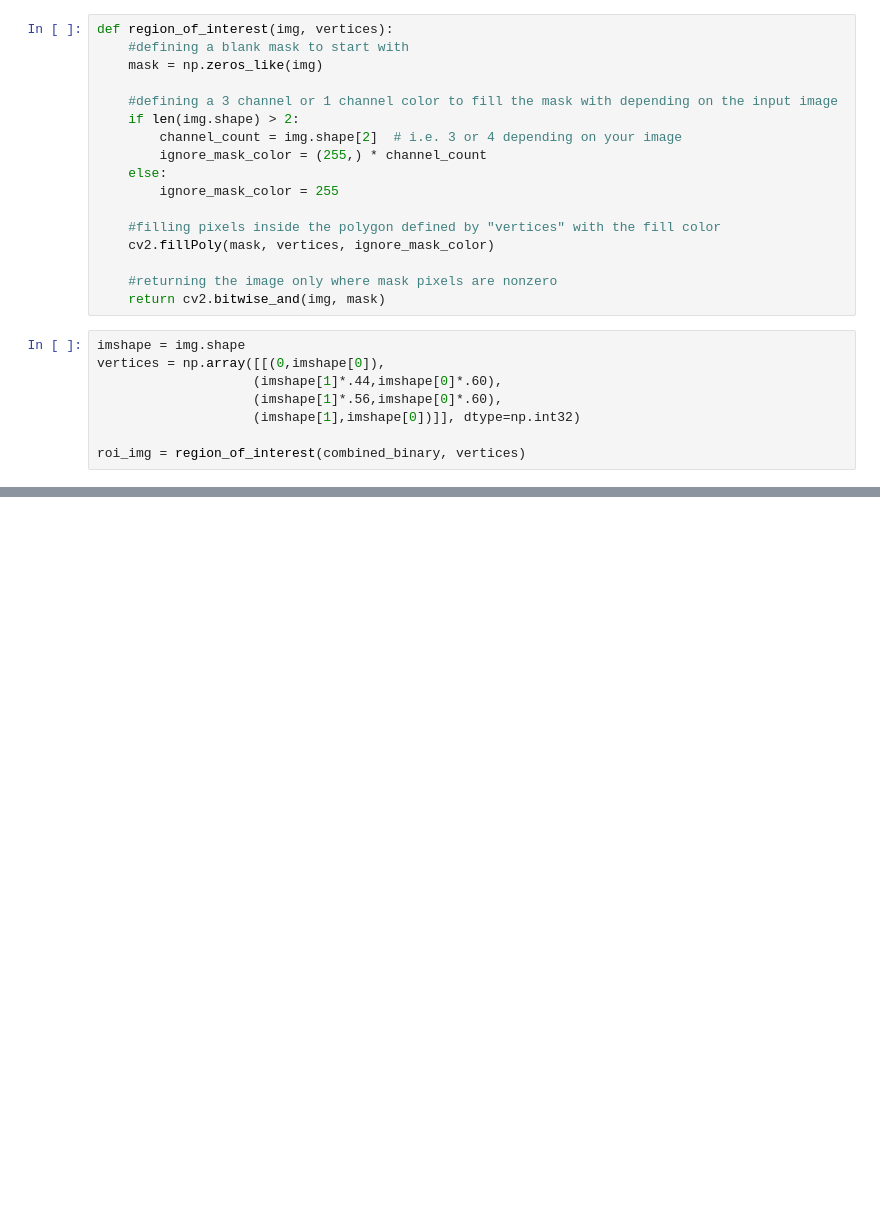
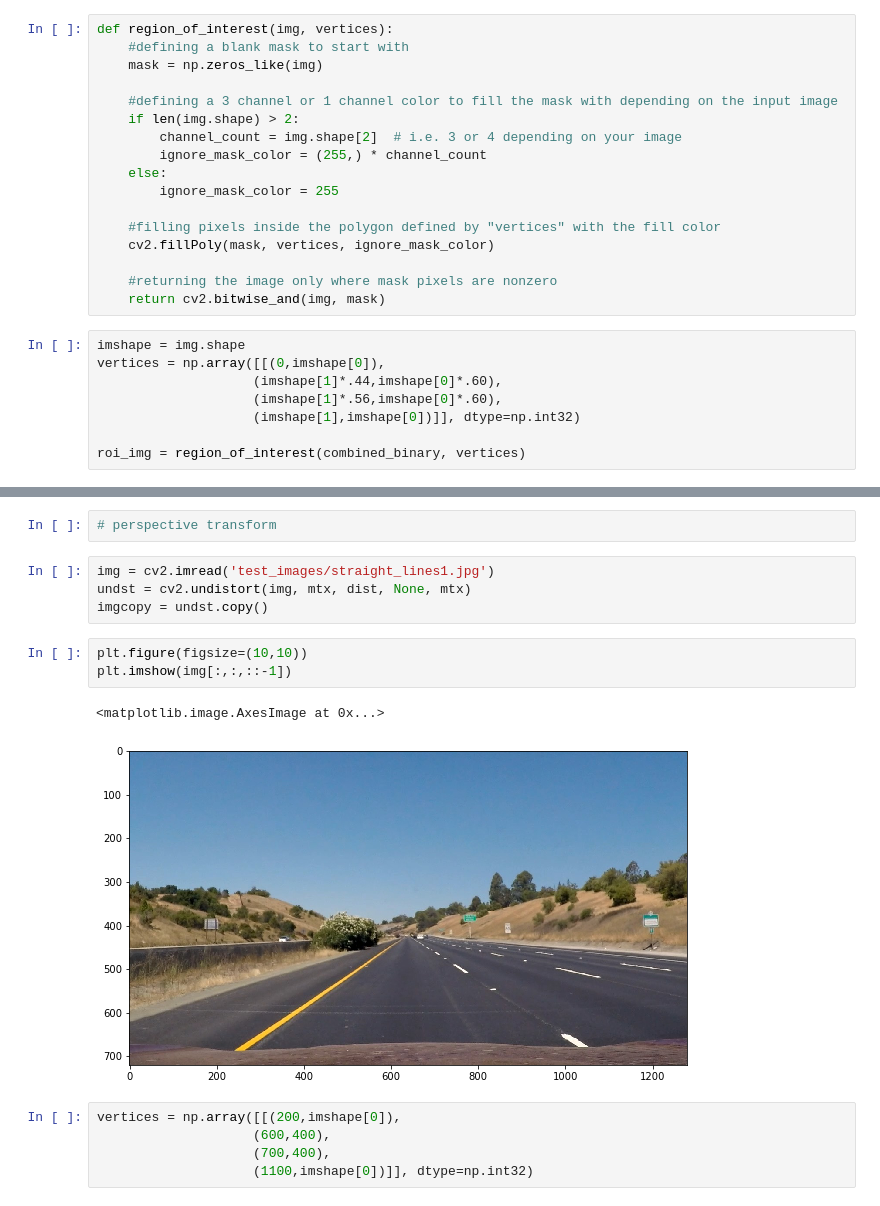
Before and after one commit to rknuffman/CarND-Advanced-Lane-Lines, a Jupyter notebook: camera_calibration.ipynb, the cells around one changed output, grey strips where cells are left out. Drawn from its saved outputs; the diff is of its cells as text; blank space fills up the shorter version.

Commit message:
added perspective transform and polynomial fit

```diff
--- a/camera_calibration.ipynb
+++ b/camera_calibration.ipynb
@@ -254,0 +263,17 @@ plt.imshow(roi_img, cmap='gray')
+# %%
+# perspective transform
+# %%
+img = cv2.imread('test_images/straight_lines1.jpg')
+undst = cv2.undistort(img, mtx, dist, None, mtx)
+imgcopy = undst.copy()
+# %%
+plt.figure(figsize=(10,10))
+plt.imshow(img[:,:,::-1])
+# %% [output]
+<matplotlib.image.AxesImage at 0x...>
+[figure, added]
+# %%
+vertices = np.array([[(200,imshape[0]),
+                    (600,400),
+                    (700,400),
+                    (1100,imshape[0])]], dtype=np.int32)
```
Also changed, not shown: parts of 22 cells of this notebook.
